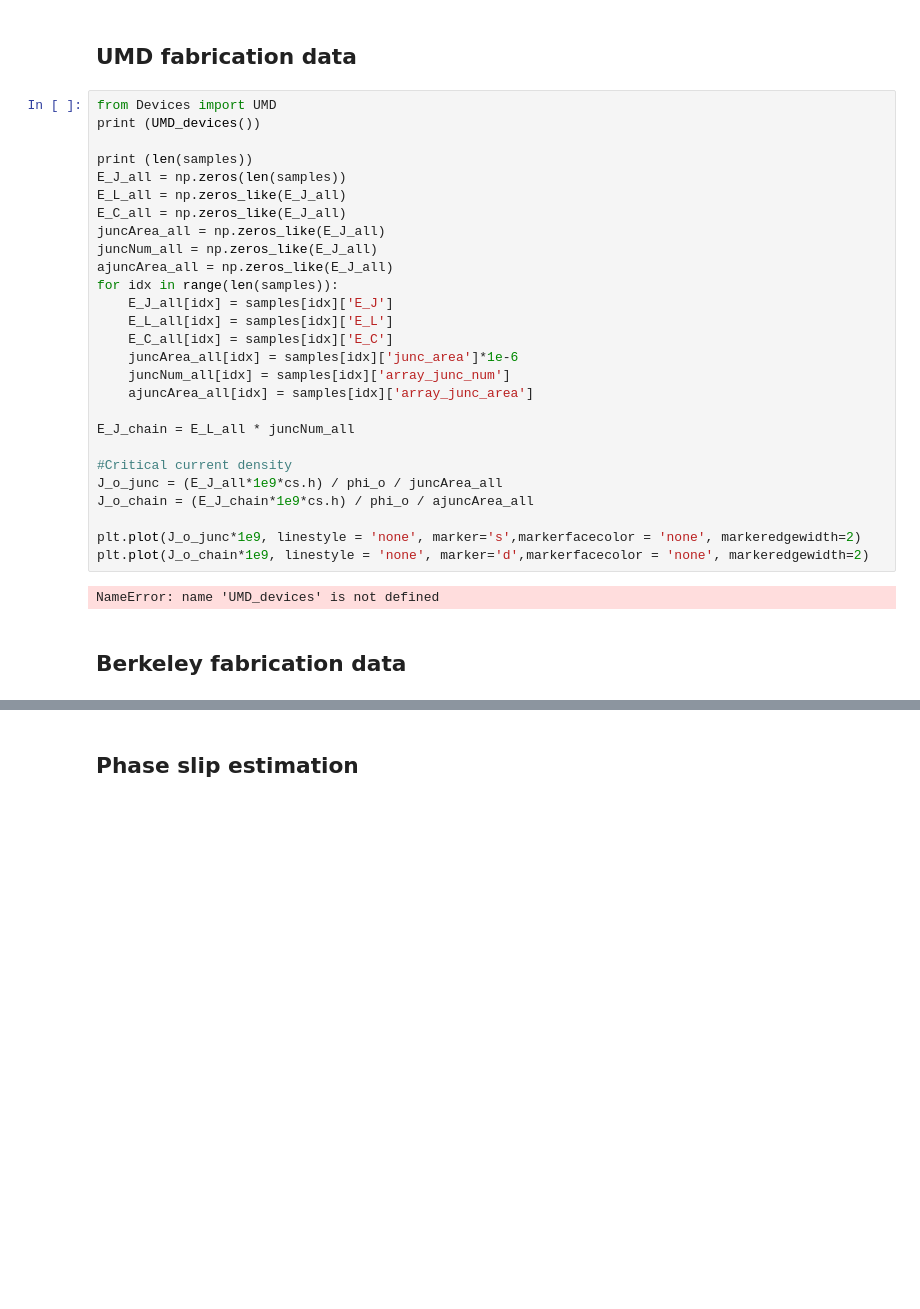
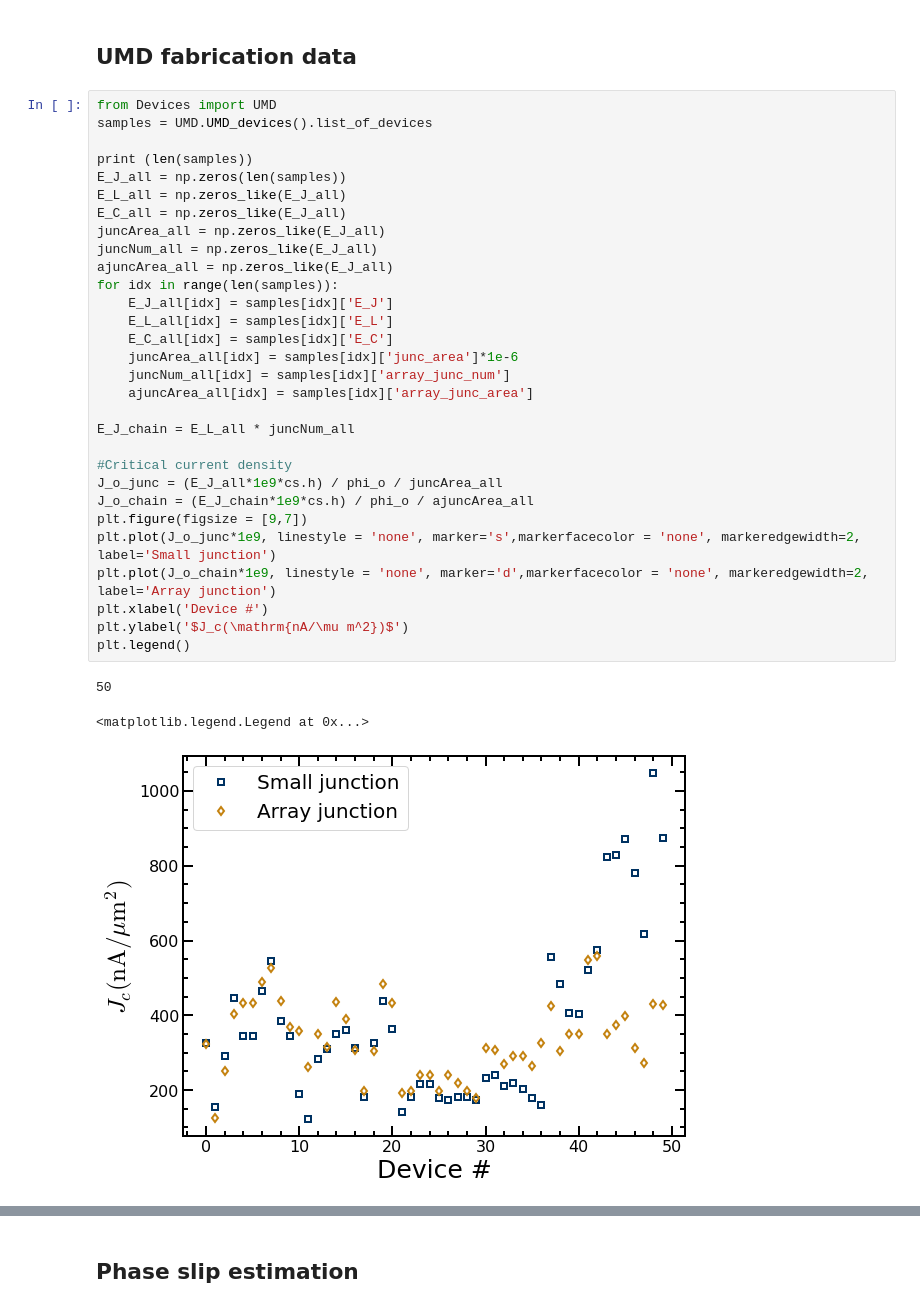
Before and after one commit to qnl/Fluxonium_berkeley, a Jupyter notebook: Notebooks/Junctions calculation.ipynb, the cells around one changed output, grey strips where cells are left out. Cells and saved outputs as stored; diff of their text form; blank space fills up the shorter version.

```diff
--- a/Notebooks/Junctions calculation.ipynb
+++ b/Notebooks/Junctions calculation.ipynb
@@ -124,32 +124,35 @@ plt.legend()
 ## UMD fabrication data
 # %%
 from Devices import UMD
-print (UMD_devices())
+samples = UMD.UMD_devices().list_of_devices
 
 print (len(samples))
 E_J_all = np.zeros(len(samples))
 E_L_all = np.zeros_like(E_J_all)
 E_C_all = np.zeros_like(E_J_all)
 juncArea_all = np.zeros_like(E_J_all)
 juncNum_all = np.zeros_like(E_J_all)
 ajuncArea_all = np.zeros_like(E_J_all)
 for idx in range(len(samples)):
     E_J_all[idx] = samples[idx]['E_J']
     E_L_all[idx] = samples[idx]['E_L']
     E_C_all[idx] = samples[idx]['E_C']
     juncArea_all[idx] = samples[idx]['junc_area']*1e-6
     juncNum_all[idx] = samples[idx]['array_junc_num']
     ajuncArea_all[idx] = samples[idx]['array_junc_area']
 
 E_J_chain = E_L_all * juncNum_all
 
 #Critical current density
 J_o_junc = (E_J_all*1e9*cs.h) / phi_o / juncArea_all
 J_o_chain = (E_J_chain*1e9*cs.h) / phi_o / ajuncArea_all
-
-plt.plot(J_o_junc*1e9, linestyle = 'none', marker='s',markerfacecolor = 'none', markeredgewidth=2)
-plt.plot(J_o_chain*1e9, linestyle = 'none', marker='d',markerfacecolor = 'none', markeredgewidth=2)
+plt.figure(figsize = [9,7])
+plt.plot(J_o_junc*1e9, linestyle = 'none', marker='s',markerfacecolor = 'none', markeredgewidth=2, label='Small junction')
+plt.plot(J_o_chain*1e9, linestyle = 'none', marker='d',markerfacecolor = 'none', markeredgewidth=2, label='Array junction')
+plt.xlabel('Device #')
+plt.ylabel('$J_c(\mathrm{nA/\mu m^2})$')
+plt.legend()
 # %% [output]
-NameError: name 'UMD_devices' is not defined
+50
+<matplotlib.legend.Legend at 0x...>
+[figure, added]
-# %% [markdown]
-## Berkeley fabrication data
```
Also changed, not shown: parts of 1 cell of this notebook, 1 other file.
